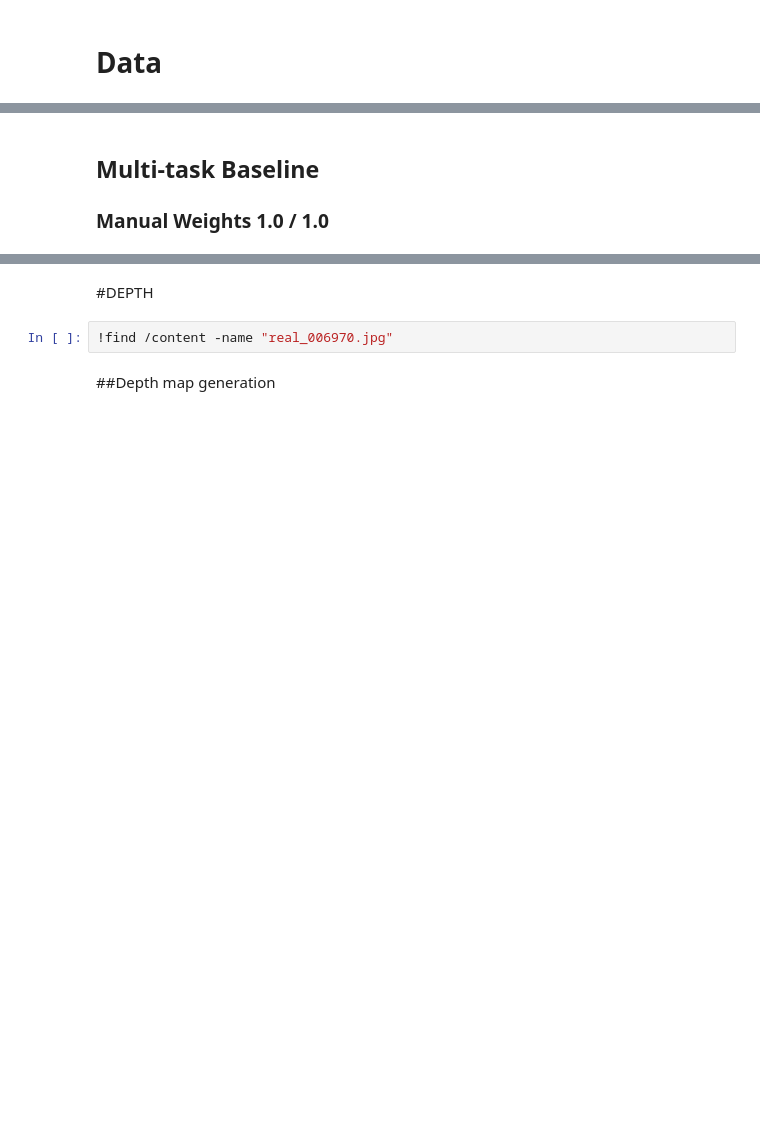
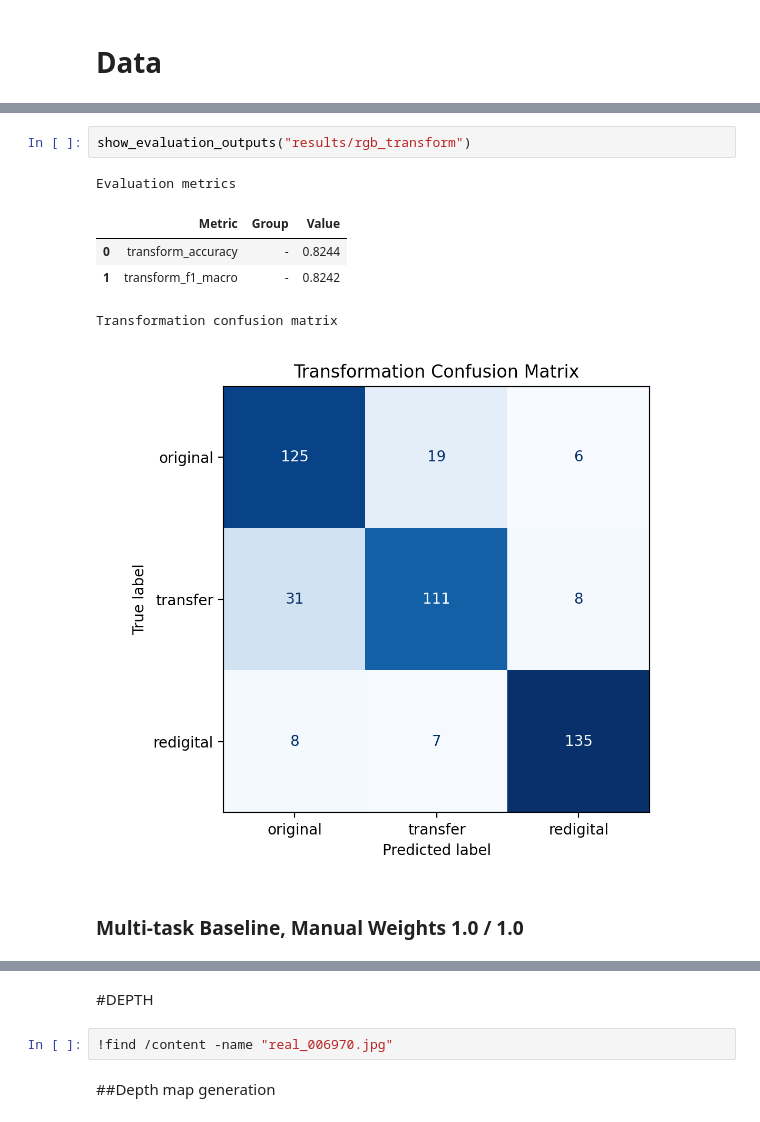
Before and after one commit to Alessandro-json/AI_PostProcessing_Detection, a Jupyter notebook: notebook.ipynb, the cells around one changed output, grey strips where cells are left out. Cells and saved outputs as stored; diff of their text form; blank space fills up the shorter version.

```diff
--- a/notebook.ipynb
+++ b/notebook.ipynb
@@ -190,6 +397,14 @@ Epoch 8/10
+# %%
+show_evaluation_outputs("results/rgb_transform")
+# %% [output]
+Evaluation metrics
+|  | Metric | Group | Value |
+| 0 | transform_accuracy | - | 0.8244 |
+| 1 | transform_f1_macro | - | 0.8242 |
+Transformation confusion matrix
+[figure, added]
 # %% [markdown]
-## Multi-task Baseline
-### Manual Weights 1.0 / 1.0
+### Multi-task Baseline, Manual Weights 1.0 / 1.0
 # %%
 # Train the joint RGB multi-task baseline with weights 1 1.
 !python src/train_RGB.py \
```
Also changed, not shown: parts of 37 cells of this notebook.
